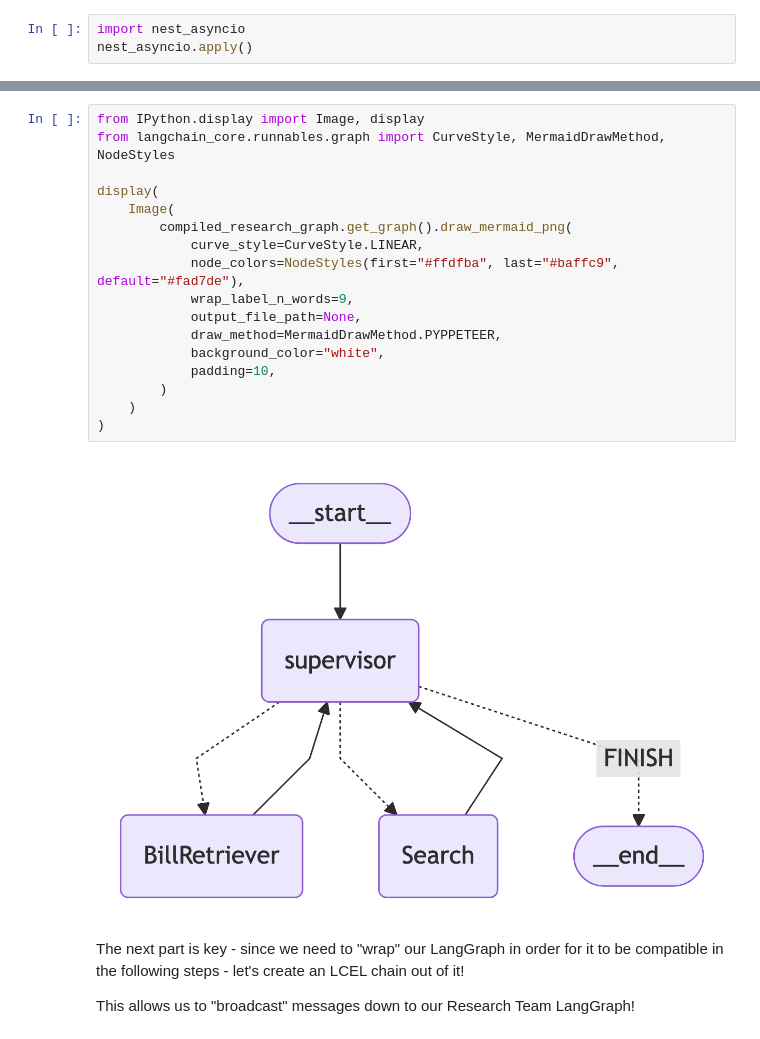
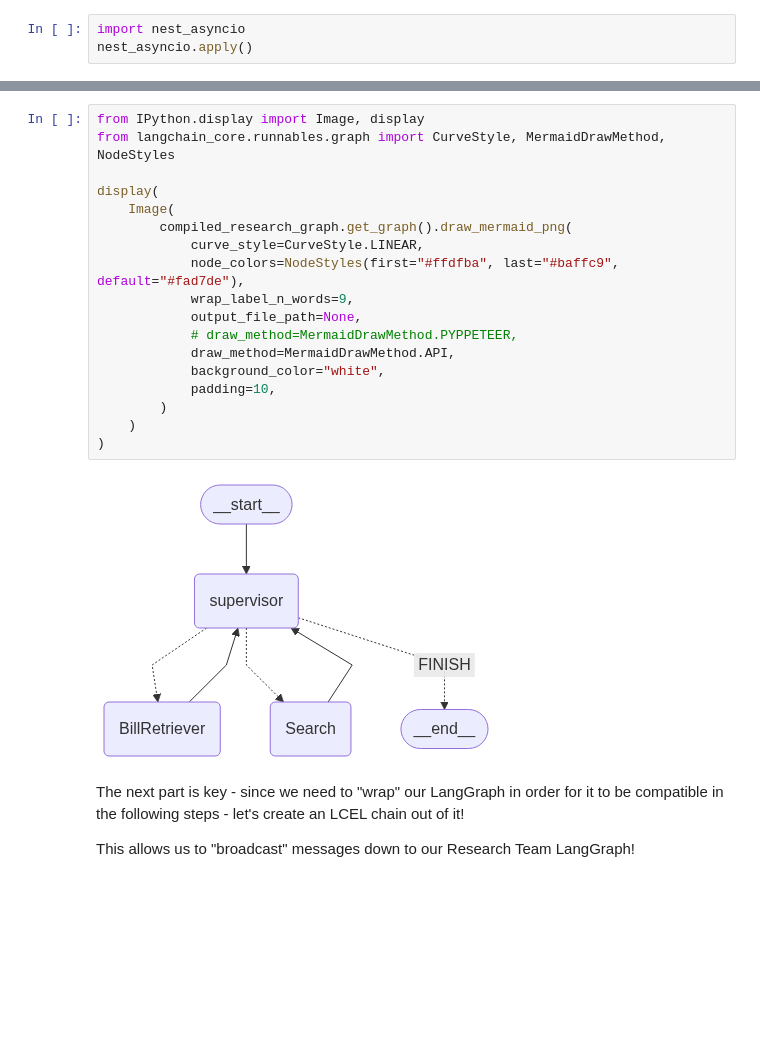
Before and after one commit to verj-byte/ai-llm-engineering-1, a Jupyter notebook: day_7/Multi_Agent_RAG_LangGraph.ipynb, the cells around one changed output, grey strips where cells are left out. Cells and saved outputs as stored; diff of their text form; blank space fills up the shorter version.

```diff
--- a/day_7/Multi_Agent_RAG_LangGraph.ipynb
+++ b/day_7/Multi_Agent_RAG_LangGraph.ipynb
@@ -585,22 +719,23 @@ nest_asyncio.apply()
 # %%
 from IPython.display import Image, display
 from langchain_core.runnables.graph import CurveStyle, MermaidDrawMethod, NodeStyles
 
 display(
     Image(
         compiled_research_graph.get_graph().draw_mermaid_png(
             curve_style=CurveStyle.LINEAR,
             node_colors=NodeStyles(first="#ffdfba", last="#baffc9", default="#fad7de"),
             wrap_label_n_words=9,
             output_file_path=None,
-            draw_method=MermaidDrawMethod.PYPPETEER,
+            # draw_method=MermaidDrawMethod.PYPPETEER,
+            draw_method=MermaidDrawMethod.API,
             background_color="white",
             padding=10,
         )
     )
 )
 # %% [output]
-[figure, old version]
+[figure, new version]
 # %% [markdown]
 The next part is key - since we need to "wrap" our LangGraph in order for it to be compatible in the following steps - let's create an LCEL chain out of it!
 
```
Also changed, not shown: parts of 17 cells of this notebook, 7 other files.
